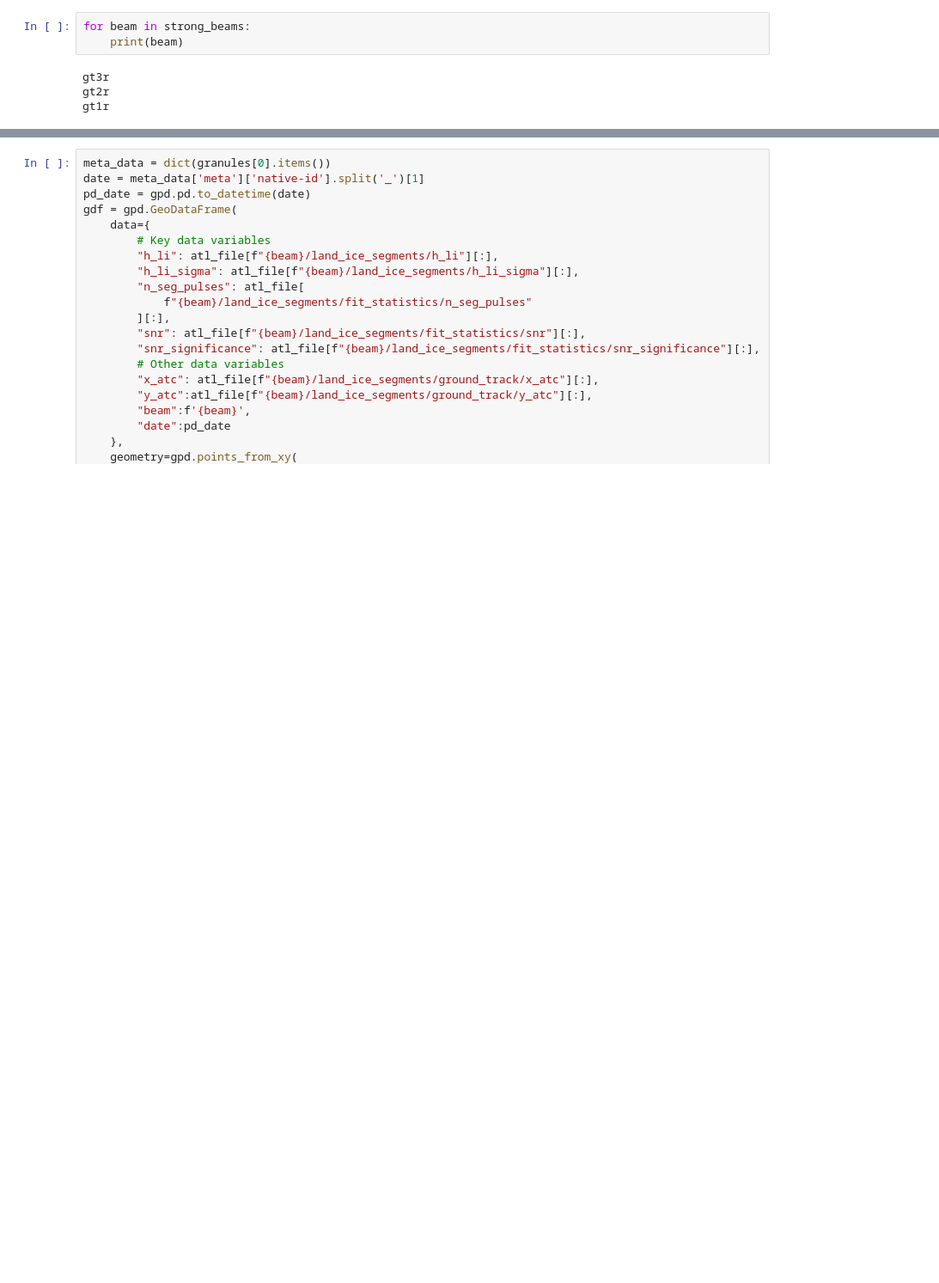
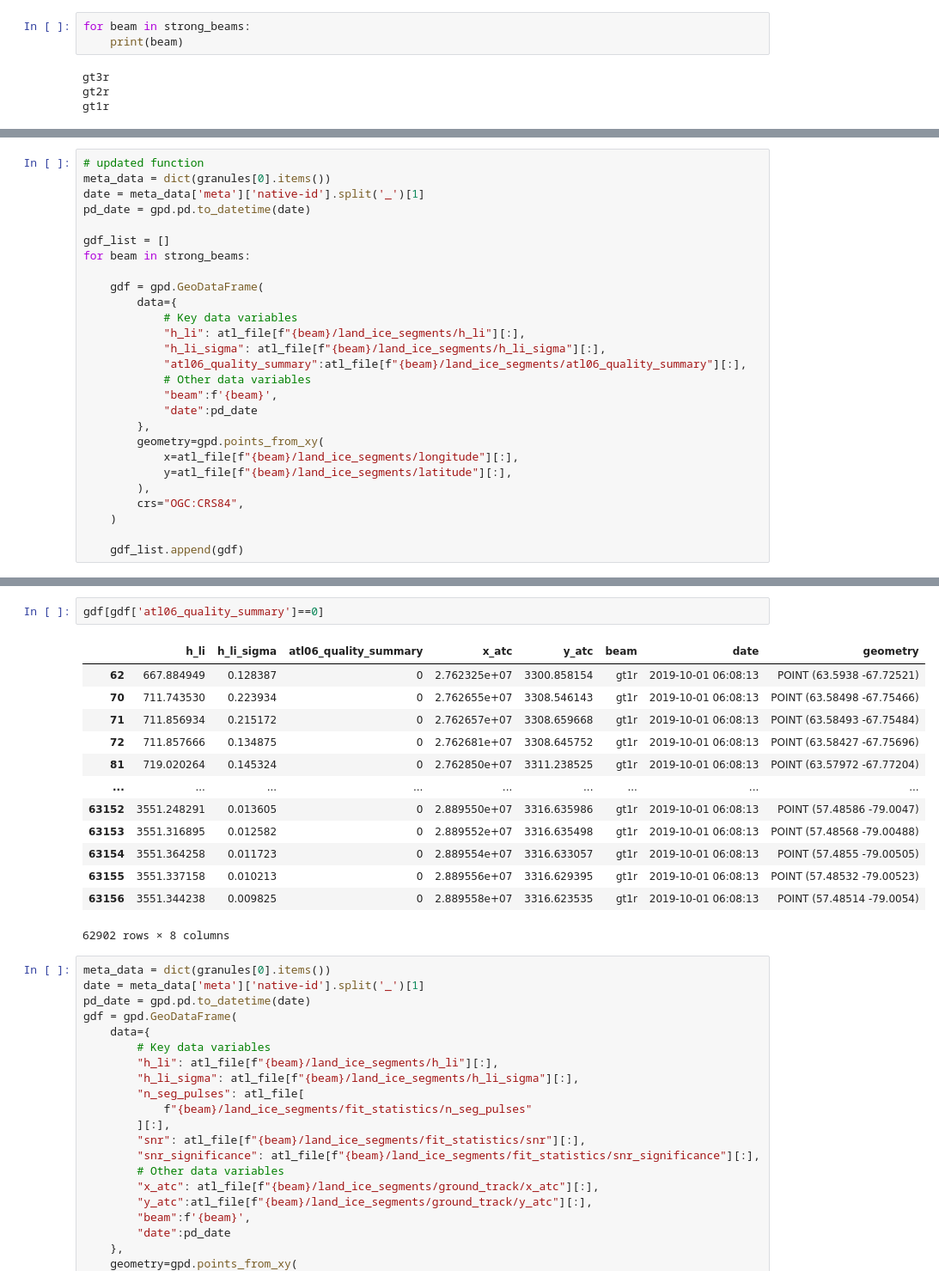
Before and after one commit to shahinmg/icesat_2_viscosity, a Jupyter notebook: amery_download.ipynb, the cells around one changed output, grey strips where cells are left out. Shown: that part at 86% size. Saved outputs shown, nothing was run; the diff lists cells and outputs as text; blank space fills up the shorter version.

Commit message:
update granule2gdf function to save all strong beams

```diff
--- a/amery_download.ipynb
+++ b/amery_download.ipynb
@@ -68,0 +73,27 @@ atl_file[beam].
+# %%
+# updated function
+meta_data = dict(granules[0].items())
+date = meta_data['meta']['native-id'].split('_')[1]
+pd_date = gpd.pd.to_datetime(date)
+
+gdf_list = []
+for beam in strong_beams:
+
+    gdf = gpd.GeoDataFrame(
+        data={
+            # Key data variables
+            "h_li": atl_file[f"{beam}/land_ice_segments/h_li"][:],
+            "h_li_sigma": atl_file[f"{beam}/land_ice_segments/h_li_sigma"][:],
+            "atl06_quality_summary":atl_file[f"{beam}/land_ice_segments/atl06_quality_summary"][:],
+            # Other data variables
+            "beam":f'{beam}',
+            "date":pd_date
+        },
+        geometry=gpd.points_from_xy(
+            x=atl_file[f"{beam}/land_ice_segments/longitude"][:],
+            y=atl_file[f"{beam}/land_ice_segments/latitude"][:],
+        ),
+        crs="OGC:CRS84",
+    )
+
+    gdf_list.append(gdf)
@@ -69,3 +118,19 @@ atl_file[beam].
+# %%
+gdf[gdf['atl06_quality_summary']==0]
+# %% [output]
+|  | h_li | h_li_sigma | atl06_quality_summary | x_atc | y_atc | beam | date | geometry |
+| 62 | 667.884949 | 0.128387 | 0 | 2.762325e+07 | 3300.858154 | gt1r | 2019-10-01 06:08:13 | POINT (63.5938 -67.72521) |
+| 70 | 711.743530 | 0.223934 | 0 | 2.762655e+07 | 3308.546143 | gt1r | 2019-10-01 06:08:13 | POINT (63.58498 -67.75466) |
+| 71 | 711.856934 | 0.215172 | 0 | 2.762657e+07 | 3308.659668 | gt1r | 2019-10-01 06:08:13 | POINT (63.58493 -67.75484) |
+| 72 | 711.857666 | 0.134875 | 0 | 2.762681e+07 | 3308.645752 | gt1r | 2019-10-01 06:08:13 | POINT (63.58427 -67.75696) |
+| 81 | 719.020264 | 0.145324 | 0 | 2.762850e+07 | 3311.238525 | gt1r | 2019-10-01 06:08:13 | POINT (63.57972 -67.77204) |
+| ... | ... | ... | ... | ... | ... | ... | ... | ... |
+| 63152 | 3551.248291 | 0.013605 | 0 | 2.889550e+07 | 3316.635986 | gt1r | 2019-10-01 06:08:13 | POINT (57.48586 -79.0047) |
+| 63153 | 3551.316895 | 0.012582 | 0 | 2.889552e+07 | 3316.635498 | gt1r | 2019-10-01 06:08:13 | POINT (57.48568 -79.00488) |
+| 63154 | 3551.364258 | 0.011723 | 0 | 2.889554e+07 | 3316.633057 | gt1r | 2019-10-01 06:08:13 | POINT (57.4855 -79.00505) |
+| 63155 | 3551.337158 | 0.010213 | 0 | 2.889556e+07 | 3316.629395 | gt1r | 2019-10-01 06:08:13 | POINT (57.48532 -79.00523) |
+| 63156 | 3551.344238 | 0.009825 | 0 | 2.889558e+07 | 3316.623535 | gt1r | 2019-10-01 06:08:13 | POINT (57.48514 -79.0054) |
+62902 rows × 8 columns
 # %%
 meta_data = dict(granules[0].items())
 date = meta_data['meta']['native-id'].split('_')[1]
```
Also changed, not shown: parts of 7 cells of this notebook, 2 other files.
